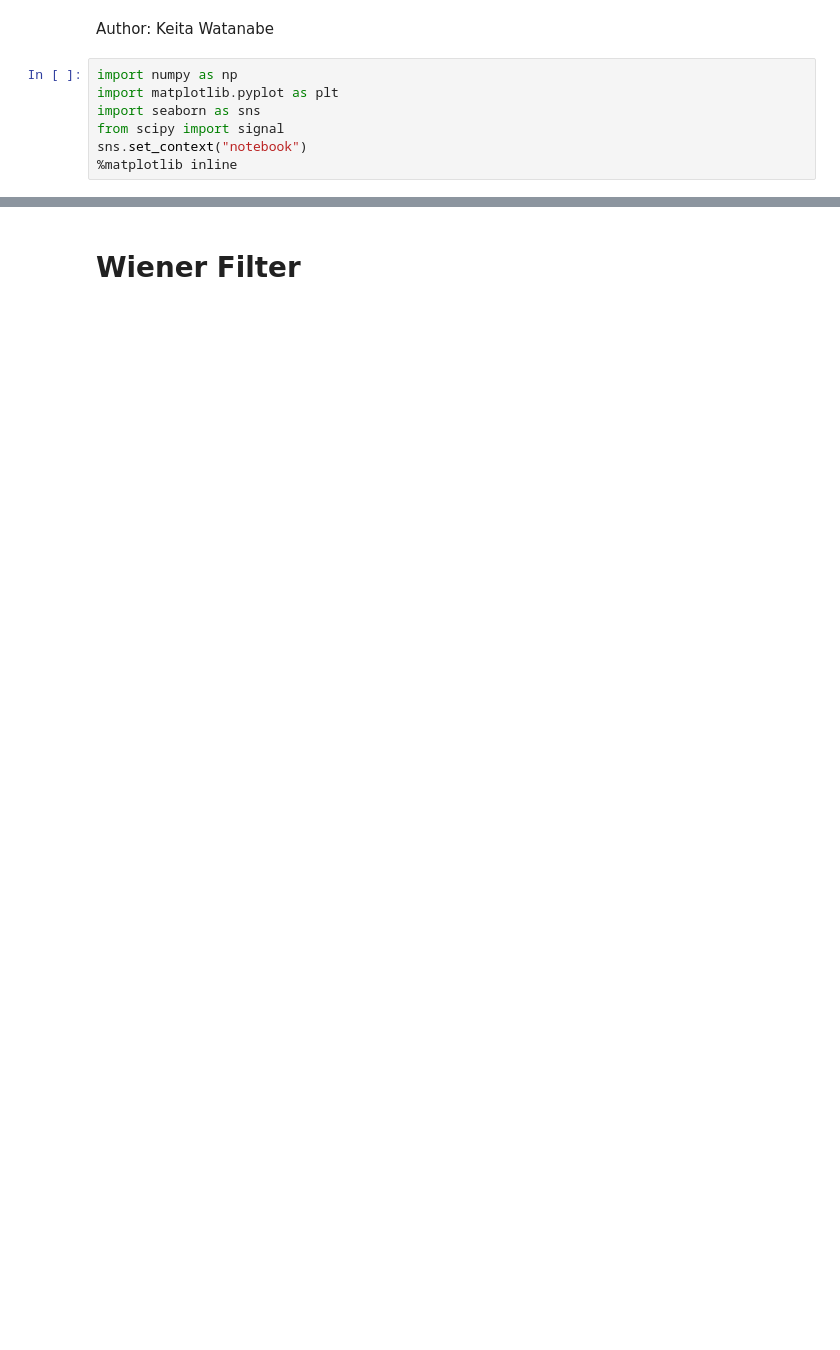
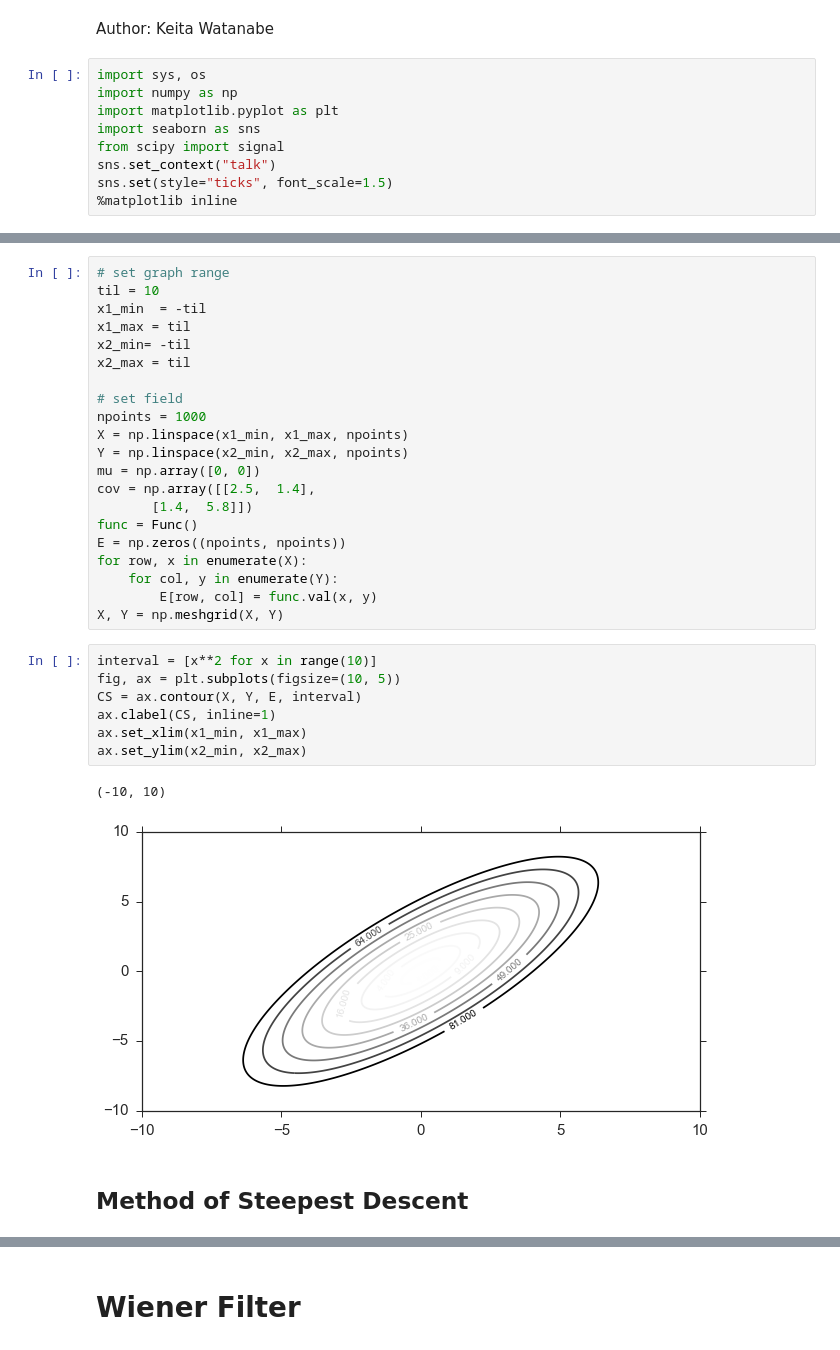
Before and after one commit to KeitaW/ML_Riken, a Jupyter notebook: notes/chapter3.ipynb, the cells around one changed output, grey strips where cells are left out. Saved outputs shown, nothing was run; the diff lists cells and outputs as text; blank space fills up the shorter version.

```diff
--- a/notes/chapter3.ipynb
+++ b/notes/chapter3.ipynb
@@ -1,11 +1,13 @@
 # %% [markdown]
 Author: Keita Watanabe
 # %%
+import sys, os
 import numpy as np
 import matplotlib.pyplot as plt
 import seaborn as sns
 from scipy import signal
-sns.set_context("notebook")
+sns.set_context("talk")
+sns.set(style="ticks", font_scale=1.5)
 %matplotlib inline
 # %% [markdown]
 Contents in this notebook:
@@ -75,0 +61,33 @@ plt.show()
+# %%
+# set graph range
+til = 10
+x1_min  = -til
+x1_max = til
+x2_min= -til
+x2_max = til
+
+# set field
+npoints = 1000
+X = np.linspace(x1_min, x1_max, npoints)
+Y = np.linspace(x2_min, x2_max, npoints)
+mu = np.array([0, 0])
+cov = np.array([[2.5,  1.4],
+       [1.4,  5.8]])
+func = Func()
+E = np.zeros((npoints, npoints))
+for row, x in enumerate(X):
+    for col, y in enumerate(Y):
+        E[row, col] = func.val(x, y)
+X, Y = np.meshgrid(X, Y)
+# %%
+interval = [x**2 for x in range(10)]
+fig, ax = plt.subplots(figsize=(10, 5))
+CS = ax.contour(X, Y, E, interval)
+ax.clabel(CS, inline=1)
+ax.set_xlim(x1_min, x1_max)
+ax.set_ylim(x2_min, x2_max)
+# %% [output]
+(-10, 10)
+[figure, added]
+# %% [markdown]
+## Method of Steepest Descent
```
Also changed, not shown: parts of 55 cells of this notebook, 6 other files.
